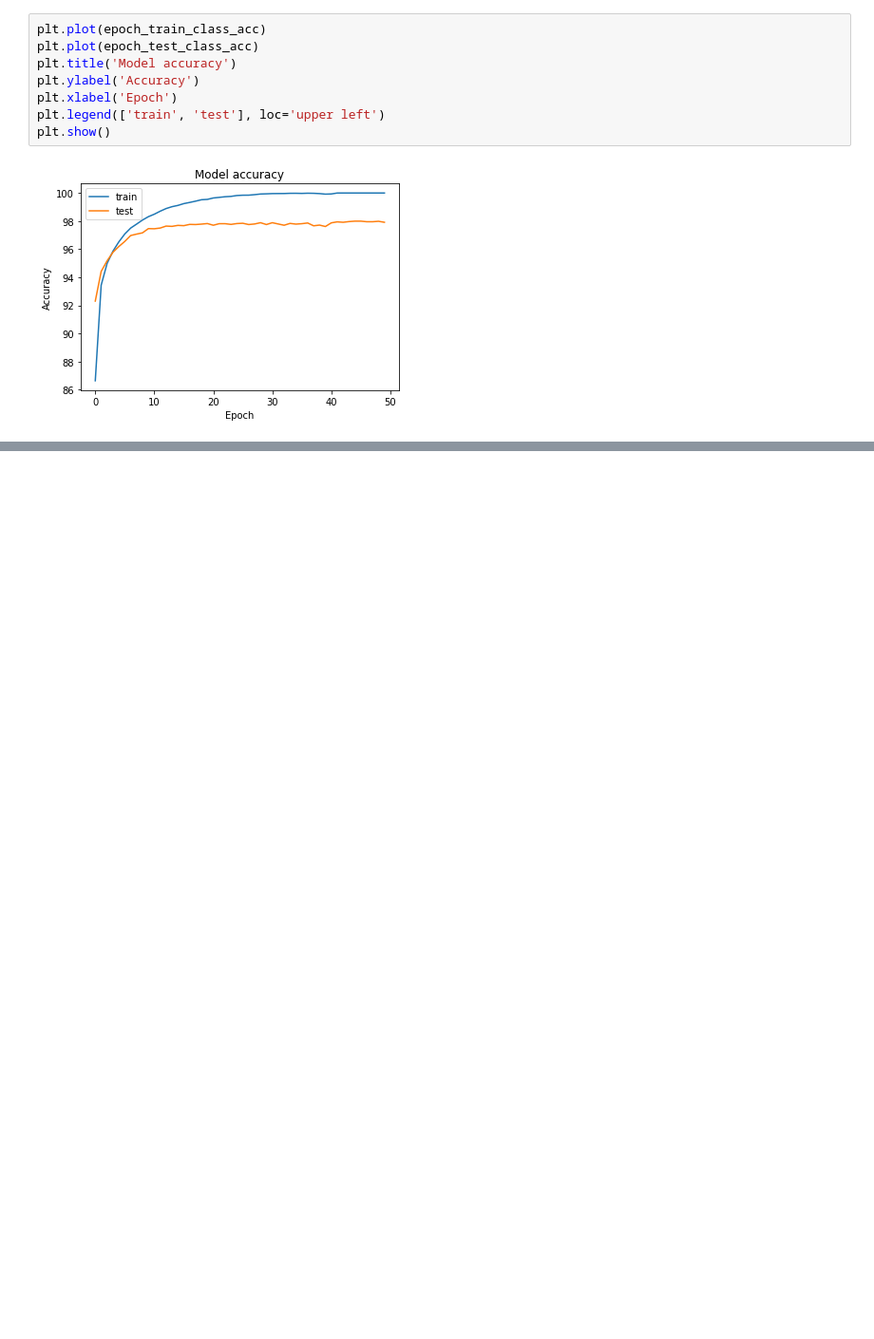
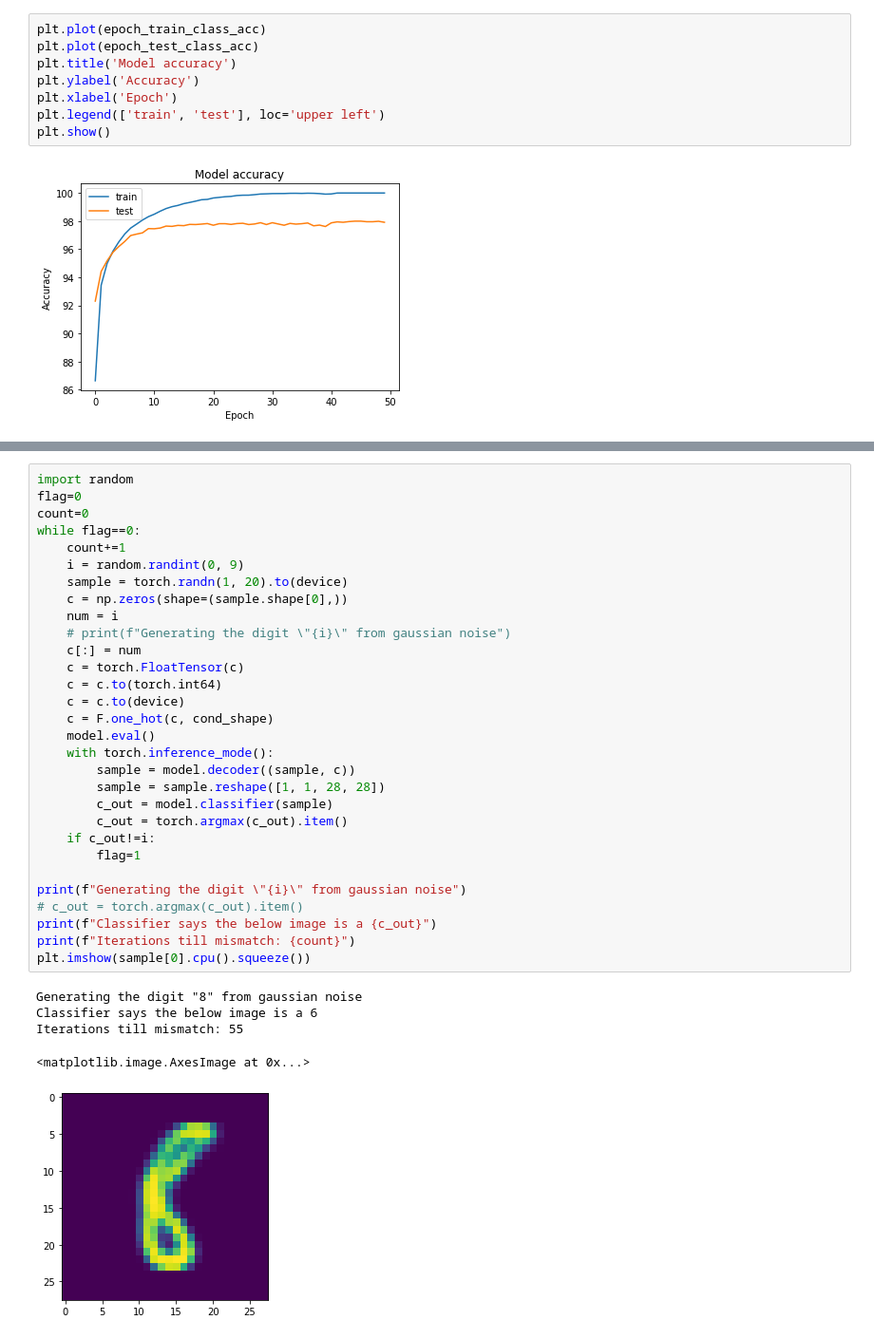
Before and after one commit to Melvin-chelli/CVAE_FederatedLearning, a Jupyter notebook: CVAE_Rene/attempt_3.ipynb, the cells around one changed output, grey strips where cells are left out. Shown at 95% size. Saved outputs shown, nothing was run; the diff lists cells and outputs as text; blank space fills up the shorter version.

```diff
--- a/CVAE_Rene/attempt_3.ipynb
+++ b/CVAE_Rene/attempt_3.ipynb
@@ -445,0 +446,36 @@ plt.show()
+# %%
+import random
+flag=0
+count=0
+while flag==0:
+    count+=1
+    i = random.randint(0, 9)
+    sample = torch.randn(1, 20).to(device)
+    c = np.zeros(shape=(sample.shape[0],))
+    num = i
+    # print(f"Generating the digit \"{i}\" from gaussian noise")
+    c[:] = num
+    c = torch.FloatTensor(c)
+    c = c.to(torch.int64)
+    c = c.to(device)
+    c = F.one_hot(c, cond_shape)
+    model.eval()
+    with torch.inference_mode():
+        sample = model.decoder((sample, c))
+        sample = sample.reshape([1, 1, 28, 28])
+        c_out = model.classifier(sample)
+        c_out = torch.argmax(c_out).item()
+    if c_out!=i:
+        flag=1
+
+print(f"Generating the digit \"{i}\" from gaussian noise")
+# c_out = torch.argmax(c_out).item()
+print(f"Classifier says the below image is a {c_out}")
+print(f"Iterations till mismatch: {count}")
+plt.imshow(sample[0].cpu().squeeze())
+# %% [output]
+Generating the digit "8" from gaussian noise
+Classifier says the below image is a 6
+Iterations till mismatch: 55
+<matplotlib.image.AxesImage at 0x...>
+[figure, added]
```
Also changed, not shown: parts of 3 cells of this notebook.
